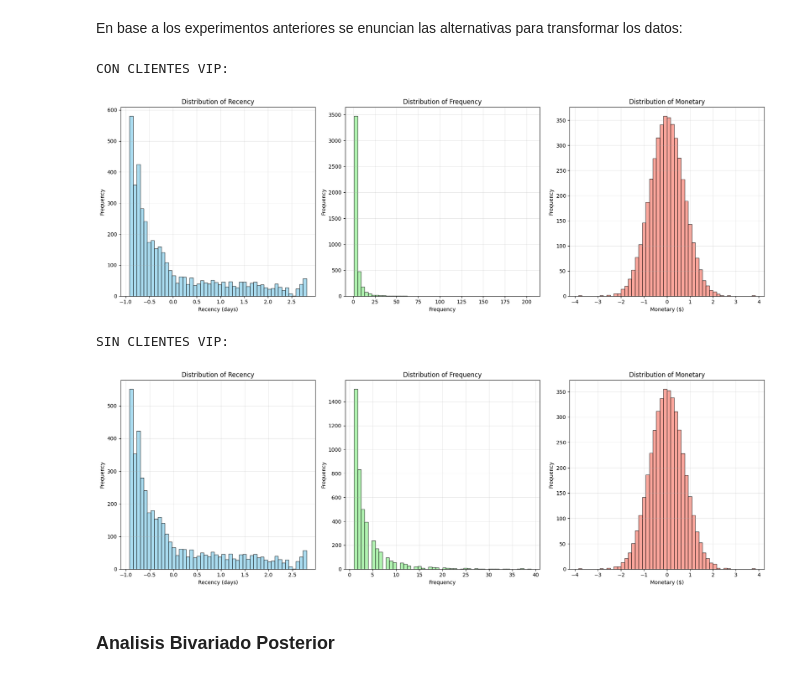
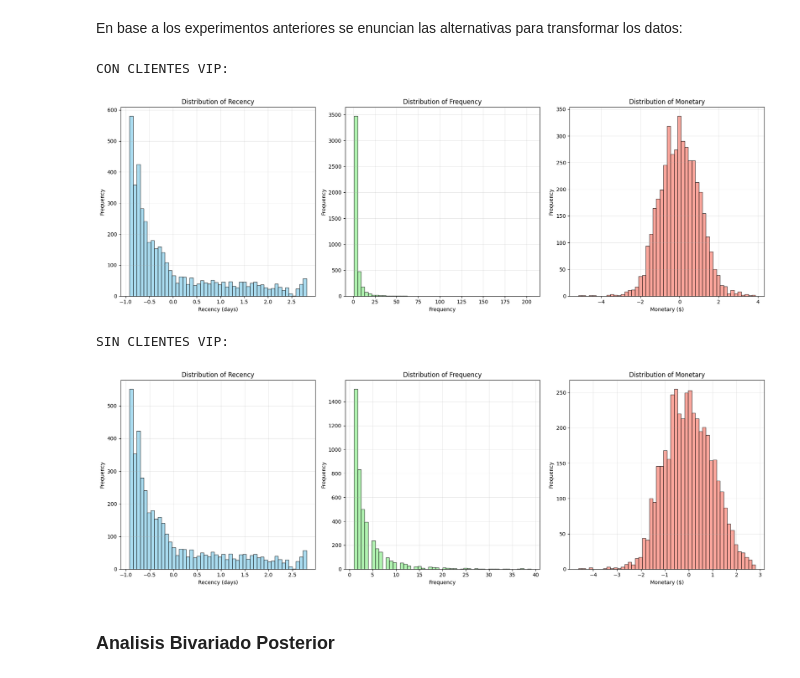
Before and after one commit to PulidoLuciano/RetailClustering, a Jupyter notebook: RetailClustering/notebooks/raw_visualization.ipynb, the cells around one changed output. Saved outputs shown, nothing was run; the diff lists cells and outputs as text; code cells hidden in the pictures.

Commit message:
Adjustments in monetary.

```diff
--- a/RetailClustering/notebooks/raw_visualization.ipynb
+++ b/RetailClustering/notebooks/raw_visualization.ipynb
@@ -808,37 +808,38 @@ En base a los experimentos anteriores se enuncian las alternativas para transfor
 transformed_df = clients_df.copy()
 
 transformations_dict = apply_transformations(transformed_df[['Recency']], only_scaled=True)
 transformed_df['Recency'] = transformations_dict['Standard']
 
 # No tocamos Frequency
 # transformations_dict = apply_transformations(transformed_df[['Frequency']], only_scaled=True)
 # transformed_df['Frequency'] = transformations_dict['Standard']
 
 transformations_dict = apply_transformations(transformed_df[['Monetary']])
-transformed_df['Monetary'] = transformations_dict['Quantile-Robust']
+transformed_df['Monetary'] = transformations_dict['Power-Standard'] # la quantile es muy perfecta, esta mantiene un poco mas de la varianza
+
 
 print("CON CLIENTES VIP:")
 plot_rfm_distributions(transformed_df)
 
 transformed_df_no_vip = clients_df[~clients_df['Is_VIP']].copy()
 
 transformations_dict = apply_transformations(transformed_df_no_vip[['Recency']], only_scaled=True)
 transformed_df_no_vip['Recency'] = transformations_dict['Standard']
 
 # No tocamos Frequency
 # transformations_dict = apply_transformations(transformed_df_no_vip[['Frequency']], only_scaled=True)
 # transformed_df_no_vip['Frequency'] = transformations_dict['Standard']
 
 transformations_dict = apply_transformations(transformed_df_no_vip[['Monetary']])
-transformed_df_no_vip['Monetary'] = transformations_dict['Quantile-Robust'] # mas robusta al sacar los no vip
+transformed_df_no_vip['Monetary'] = transformations_dict['Power-Standard'] # la quantile es muy perfecta, esta mantiene un poco mas de la varianza
 
 print("SIN CLIENTES VIP:")
 plot_rfm_distributions(transformed_df_no_vip)
 # %% [output]
 CON CLIENTES VIP:
-[figure, old version]
+[figure, new version]
 SIN CLIENTES VIP:
-[figure, old version]
+[figure, new version]
 # %% [markdown]
 ### Analisis Bivariado Posterior
 # %%
```
Also changed, not shown: parts of 1 cell of this notebook.
